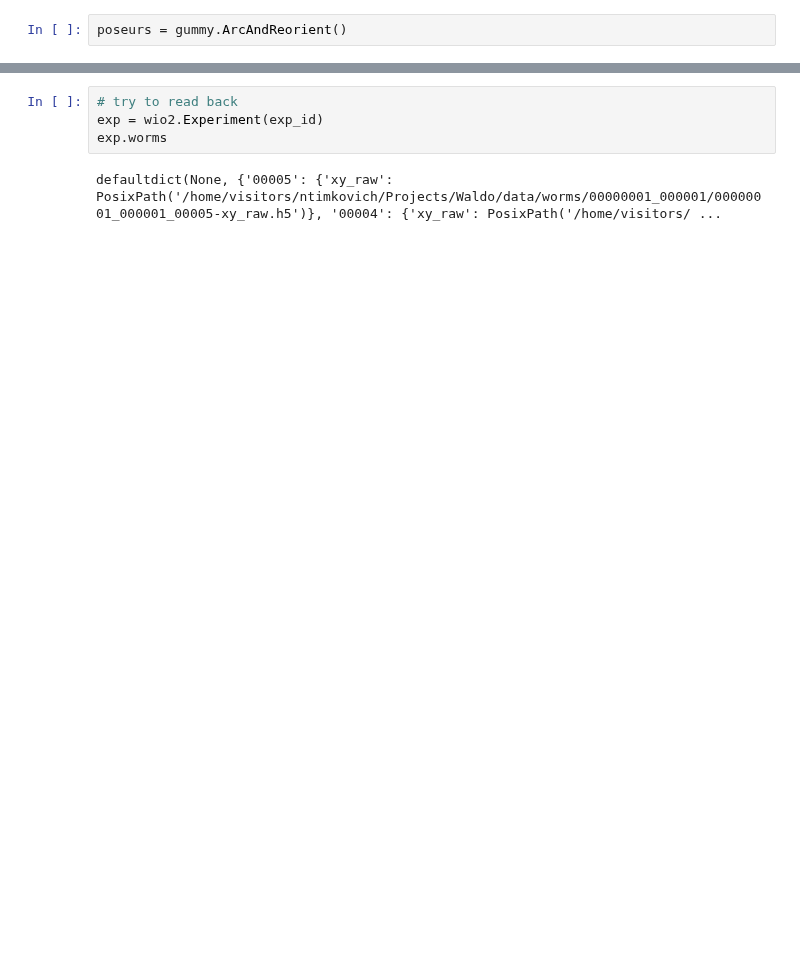
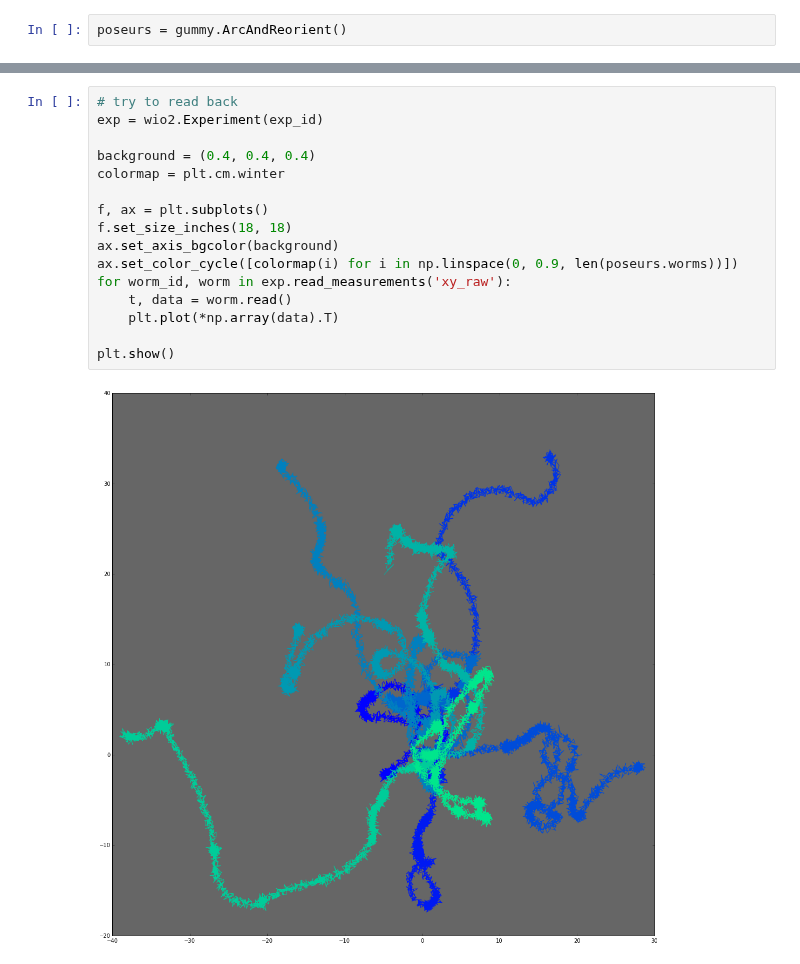
Before and after one commit to amarallab/waldo, a Jupyter notebook: workbooks/gummyworm_dev.ipynb, the cells around one changed output, grey strips where cells are left out. Saved outputs shown, nothing was run; the diff lists cells and outputs as text; blank space fills up the shorter version.

```diff
--- a/workbooks/gummyworm_dev.ipynb
+++ b/workbooks/gummyworm_dev.ipynb
@@ -47,6 +44,18 @@ writing worm id 9, size: (3600, 2)
-# %%
-# try to read back
-exp = wio2.Experiment(exp_id)
-exp.worms
-# %% [output]
-defaultdict(None, {'00005': {'xy_raw': PosixPath('/home/visitors/ntimkovich/Projects/Waldo/data/worms/00000001_000001/00000001_000001_00005-xy_raw.h5')}, '00004': {'xy_raw': PosixPath('/home/visitors/ ...
+# %%
+# try to read back
+exp = wio2.Experiment(exp_id)
+
+background = (0.4, 0.4, 0.4)
+colormap = plt.cm.winter
+
+f, ax = plt.subplots()
+f.set_size_inches(18, 18)
+ax.set_axis_bgcolor(background)
+ax.set_color_cycle([colormap(i) for i in np.linspace(0, 0.9, len(poseurs.worms))])
+for worm_id, worm in exp.read_measurements('xy_raw'):
+    t, data = worm.read()
+    plt.plot(*np.array(data).T)
+
+plt.show()
+# %% [output]
+[figure, added]
```
Also changed, not shown: parts of 5 cells of this notebook, 5 other files.
